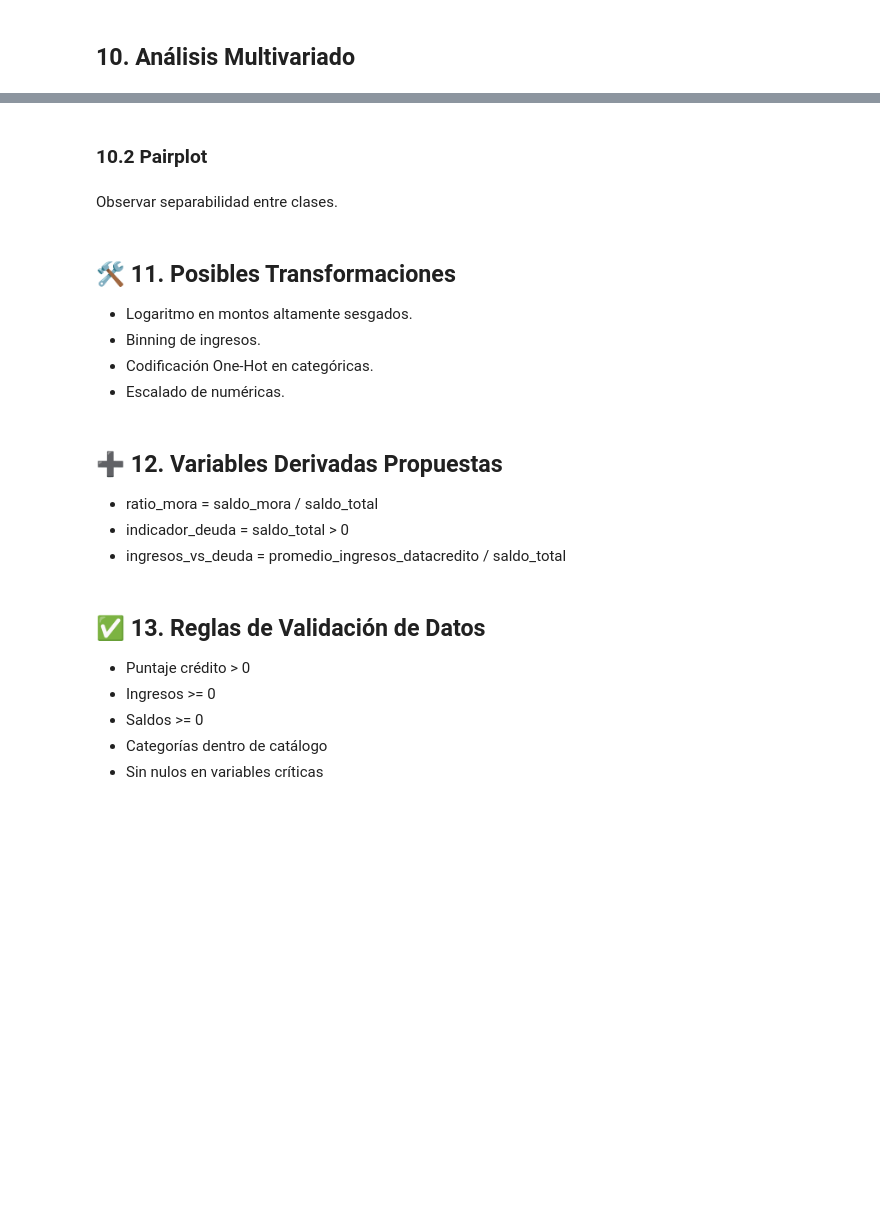
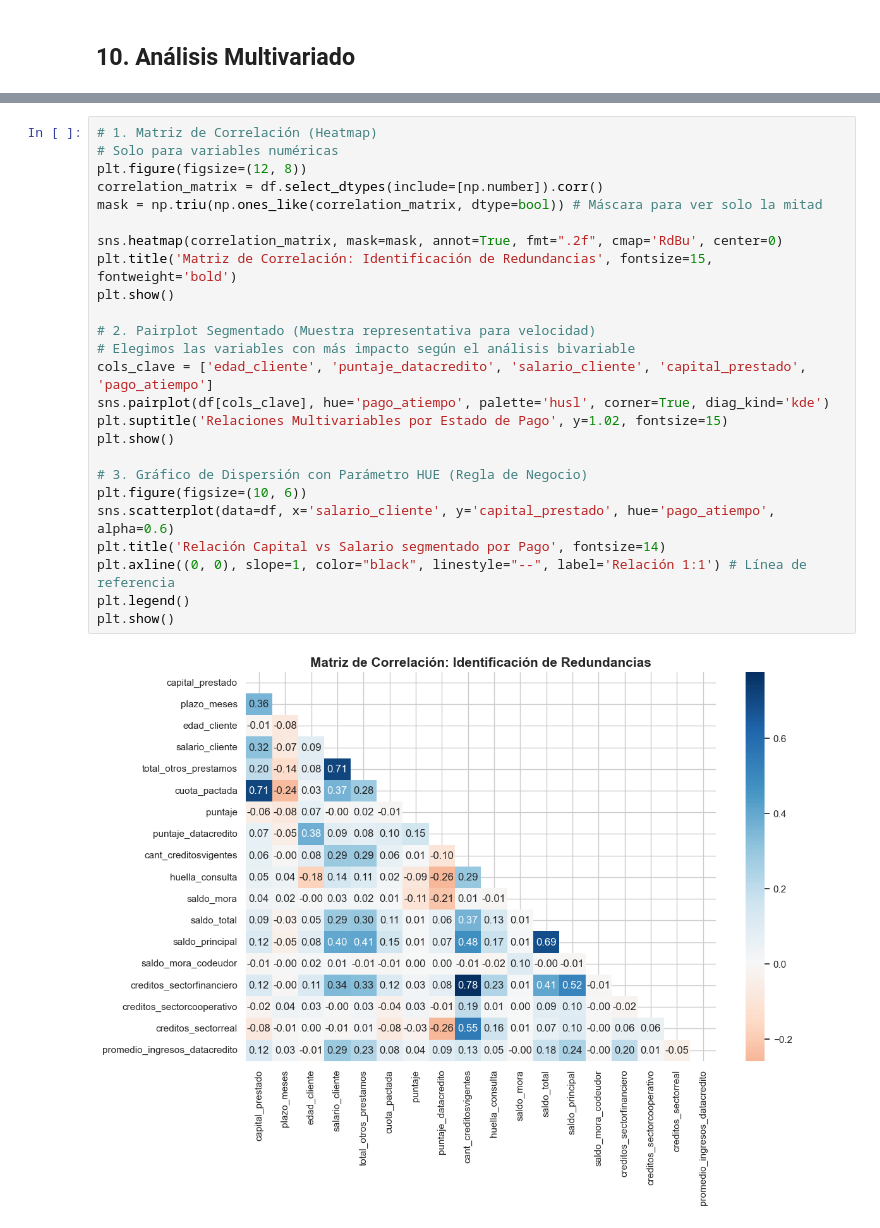
Before and after one commit to federico1809/PI_Modulo5_MLOps, a Jupyter notebook: mlops_pipeline/src/comprension_eda.ipynb, the cells around one changed output, grey strips where cells are left out. Drawn from its saved outputs; the diff is of its cells as text; blank space fills up the shorter version.

```diff
--- a/mlops_pipeline/src/comprension_eda.ipynb
+++ b/mlops_pipeline/src/comprension_eda.ipynb
@@ -447,25 +531,27 @@ Identificar:
-# %% [markdown]
-### 10.2 Pairplot
-# %% [markdown]
-Observar separabilidad entre clases.
-# %% [markdown]
-## 🛠 11. Posibles Transformaciones
-
-- Logaritmo en montos altamente sesgados.
-- Binning de ingresos.
-- Codificación One-Hot en categóricas.
-- Escalado de numéricas.
-# %% [markdown]
-## ➕ 12. Variables Derivadas Propuestas
-
-- ratio_mora = saldo_mora / saldo_total
-- indicador_deuda = saldo_total > 0
-- ingresos_vs_deuda = promedio_ingresos_datacredito / saldo_total
-# %% [markdown]
-## ✅ 13. Reglas de Validación de Datos
-
-- Puntaje crédito > 0
-- Ingresos >= 0
-- Saldos >= 0
-- Categorías dentro de catálogo
-- Sin nulos en variables críticas
+# %%
+# 1. Matriz de Correlación (Heatmap)
+# Solo para variables numéricas
+plt.figure(figsize=(12, 8))
+correlation_matrix = df.select_dtypes(include=[np.number]).corr()
+mask = np.triu(np.ones_like(correlation_matrix, dtype=bool)) # Máscara para ver solo la mitad
+
+sns.heatmap(correlation_matrix, mask=mask, annot=True, fmt=".2f", cmap='RdBu', center=0)
+plt.title('Matriz de Correlación: Identificación de Redundancias', fontsize=15, fontweight='bold')
+plt.show()
+
+# 2. Pairplot Segmentado (Muestra representativa para velocidad)
+# Elegimos las variables con más impacto según el análisis bivariable
+cols_clave = ['edad_cliente', 'puntaje_datacredito', 'salario_cliente', 'capital_prestado', 'pago_atiempo']
+sns.pairplot(df[cols_clave], hue='pago_atiempo', palette='husl', corner=True, diag_kind='kde')
+plt.suptitle('Relaciones Multivariables por Estado de Pago', y=1.02, fontsize=15)
+plt.show()
+
+# 3. Gráfico de Dispersión con Parámetro HUE (Regla de Negocio)
+plt.figure(figsize=(10, 6))
+sns.scatterplot(data=df, x='salario_cliente', y='capital_prestado', hue='pago_atiempo', alpha=0.6)
+plt.title('Relación Capital vs Salario segmentado por Pago', fontsize=14)
+plt.axline((0, 0), slope=1, color="black", linestyle="--", label='Relación 1:1') # Línea de referencia
+plt.legend()
+plt.show()
+# %% [output]
+[figure, added]
```
Also changed, not shown: parts of 38 cells of this notebook.
